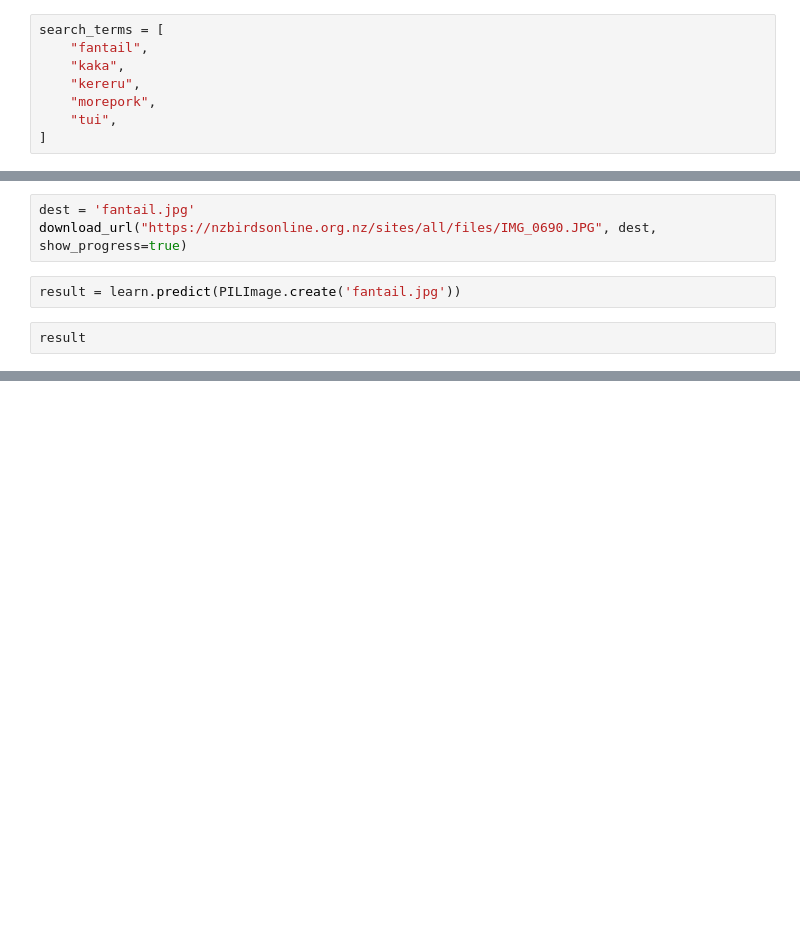
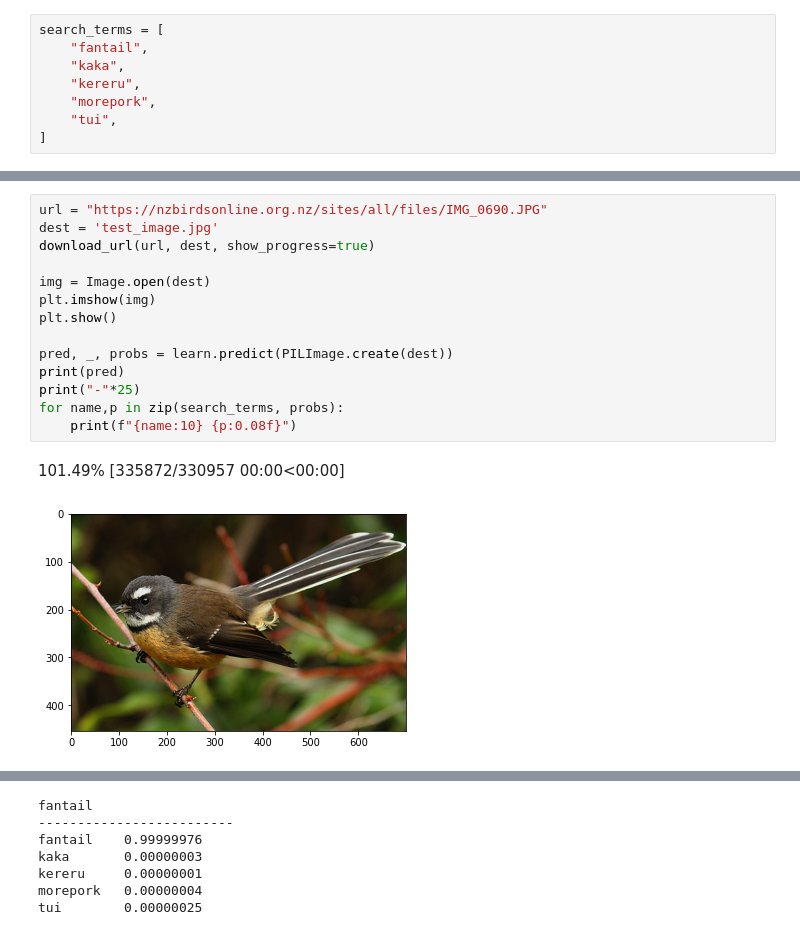
Before and after one commit to cbare/fastai-class, a Jupyter notebook: notebooks/fastai-homework-1.ipynb, the cells around one changed output, grey strips where cells are left out. Drawn from its saved outputs; the diff is of its cells as text; blank space fills up the shorter version.

```diff
--- a/notebooks/fastai-homework-1.ipynb
+++ b/notebooks/fastai-homework-1.ipynb
@@ -87,7 +119,17 @@ learn.fine_tune(3)
-# %%
-dest = 'fantail.jpg'
-download_url("https://nzbirdsonline.org.nz/sites/all/files/IMG_0690.JPG", dest, show_progress=true)
-# %%
-result = learn.predict(PILImage.create('fantail.jpg'))
-# %%
-result
+# %%
+url = "https://nzbirdsonline.org.nz/sites/all/files/IMG_0690.JPG"
+dest = 'test_image.jpg'
+download_url(url, dest, show_progress=true)
+
+img = Image.open(dest)
+plt.imshow(img)
+plt.show()
+
+pred, _, probs = learn.predict(PILImage.create(dest))
+print(pred)
+print("-"*25)
+for name,p in zip(search_terms, probs):
+    print(f"{name:10} {p:0.08f}")
+# %% [output]
+101.49% [335872/330957 00:00<00:00]
+[figure, added]
@@ -94,3 +137,10 @@ result
+fantail
+-------------------------
+fantail    0.99999976
+kaka       0.00000003
+kereru     0.00000001
+morepork   0.00000004
+tui        0.00000025
 # %%
 url = "https://nzbirdsonline.org.nz/sites/all/files/1200543IMG_0709nzbo.jpg"
 dest = 'test_image.jpg'
```
Also changed, not shown: parts of 16 cells of this notebook, 1 other file.
